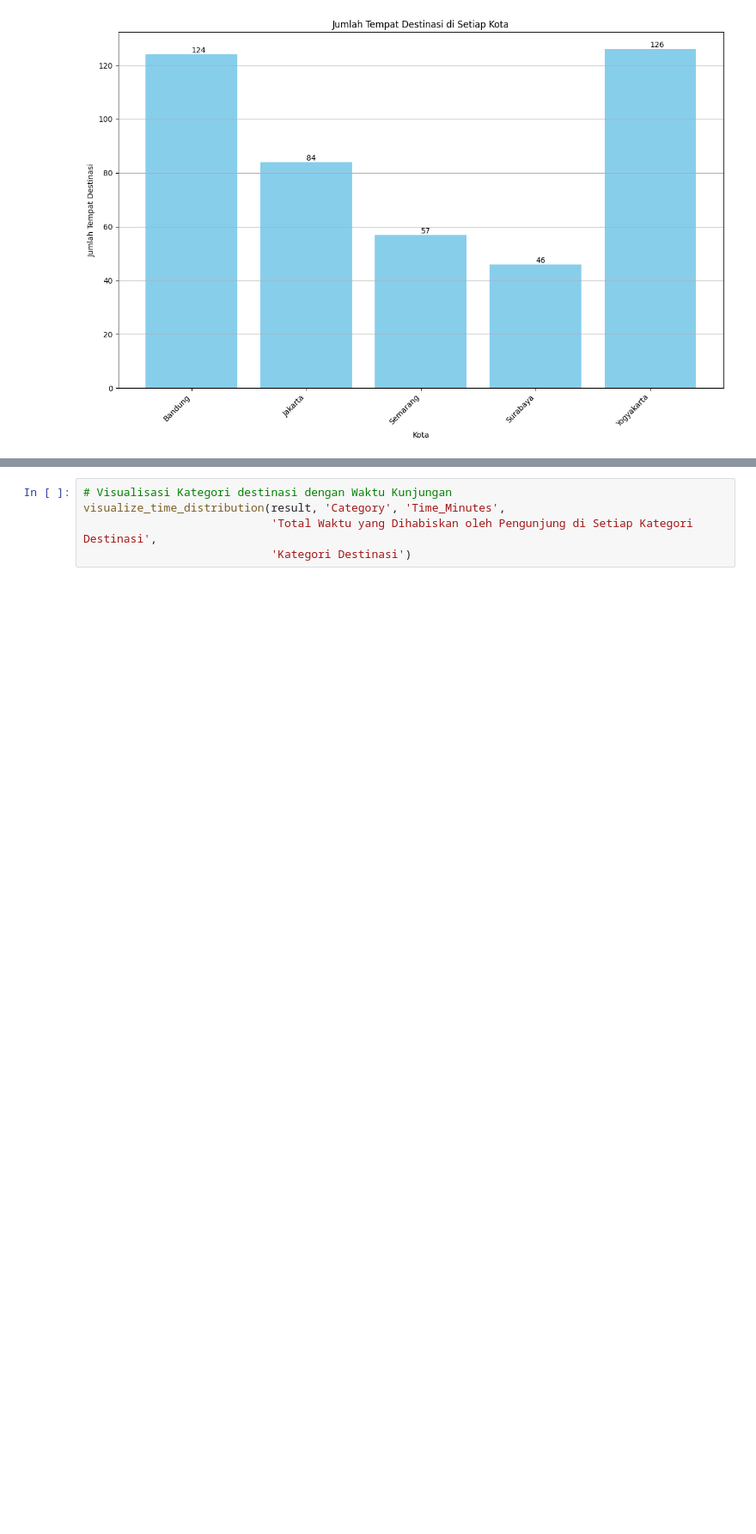
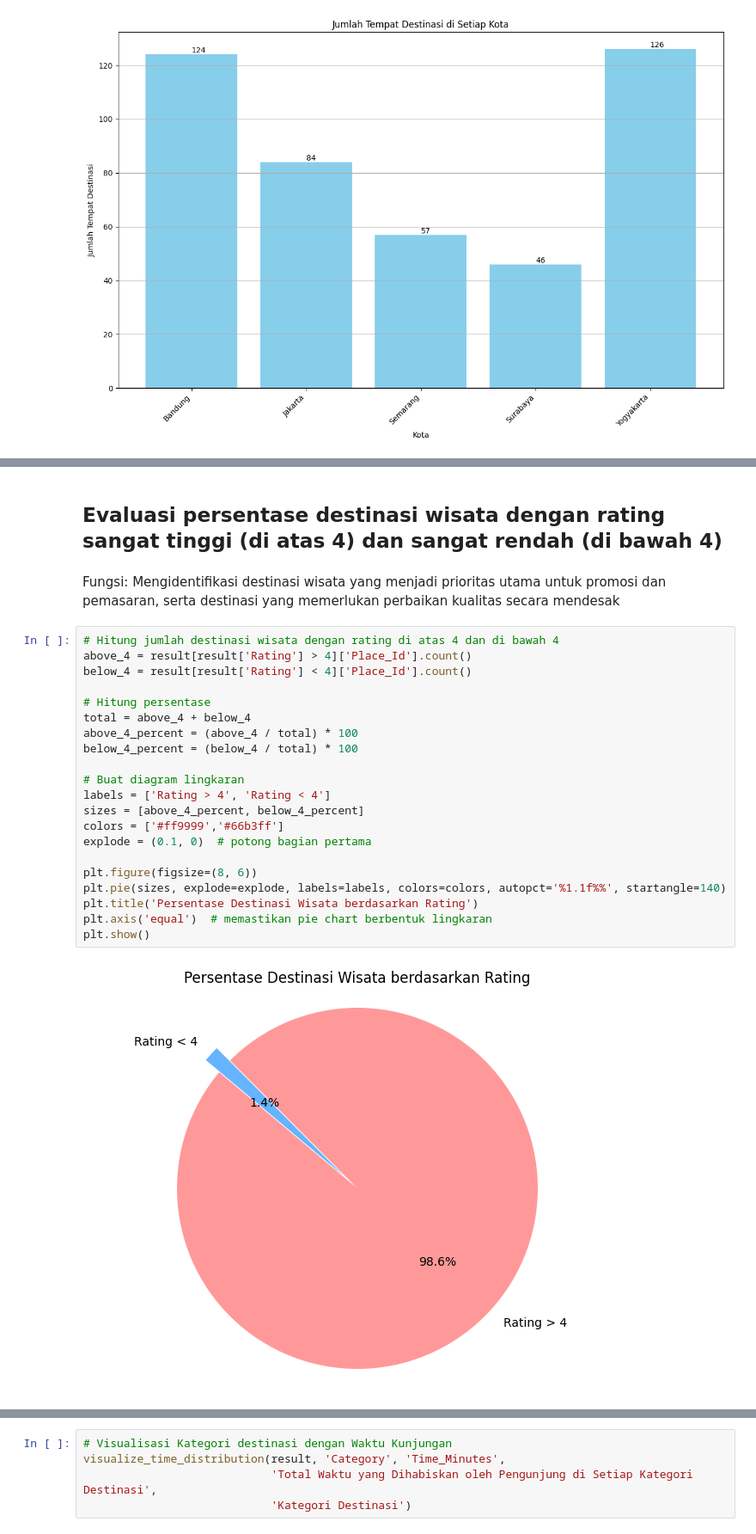
Before and after one commit to muhamadinsani17/Exploring-Tourist-Destinations, a Jupyter notebook: Exploring Tourist Destinations.ipynb, the cells around one changed output, grey strips where cells are left out. Shown: that part at 86% size. Drawn from its saved outputs; the diff is of its cells as text; blank space fills up the shorter version.

```diff
--- a/Exploring Tourist Destinations.ipynb
+++ b/Exploring Tourist Destinations.ipynb
@@ -310,0 +371,27 @@ visualize_time_distribution(result, 'City', 'Time_Minutes',
+# %% [markdown]
+## Evaluasi persentase destinasi wisata dengan rating sangat tinggi (di atas 4) dan sangat rendah (di bawah 4)
+# %% [markdown]
+Fungsi: Mengidentifikasi destinasi wisata yang menjadi prioritas utama untuk promosi dan pemasaran, serta destinasi yang memerlukan perbaikan kualitas secara mendesak
+# %%
+# Hitung jumlah destinasi wisata dengan rating di atas 4 dan di bawah 4
+above_4 = result[result['Rating'] > 4]['Place_Id'].count()
+below_4 = result[result['Rating'] < 4]['Place_Id'].count()
+
+# Hitung persentase
+total = above_4 + below_4
+above_4_percent = (above_4 / total) * 100
+below_4_percent = (below_4 / total) * 100
+
+# Buat diagram lingkaran
+labels = ['Rating > 4', 'Rating < 4']
+sizes = [above_4_percent, below_4_percent]
+colors = ['#ff9999','#66b3ff']
+explode = (0.1, 0)  # potong bagian pertama
+
+plt.figure(figsize=(8, 6))
+plt.pie(sizes, explode=explode, labels=labels, colors=colors, autopct='%1.1f%%', startangle=140)
+plt.title('Persentase Destinasi Wisata berdasarkan Rating')
+plt.axis('equal')  # memastikan pie chart berbentuk lingkaran
+plt.show()
+# %% [output]
+[figure, added]
```
Also changed, not shown: parts of 39 cells of this notebook.
